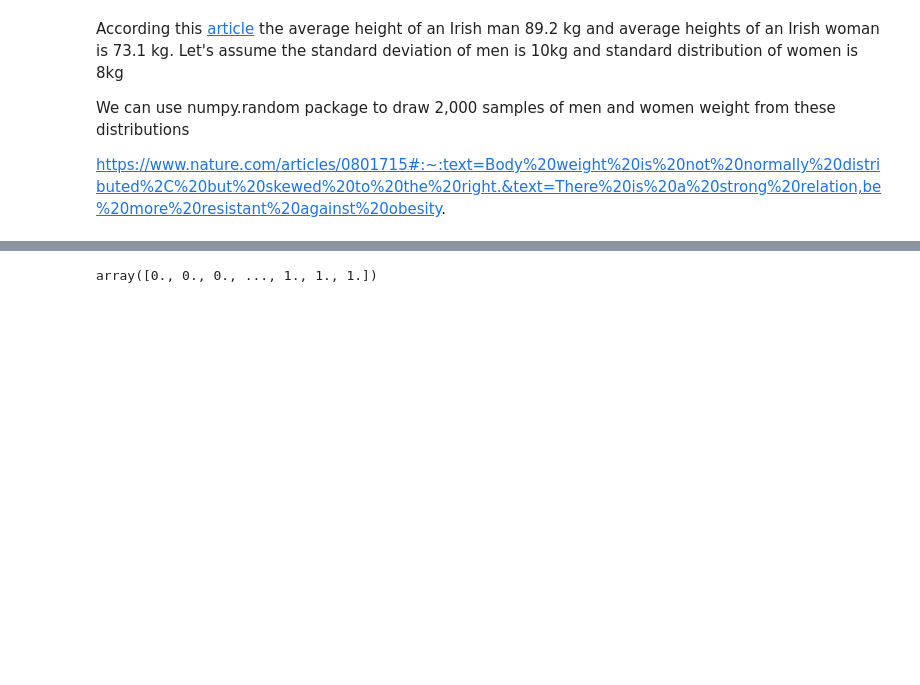
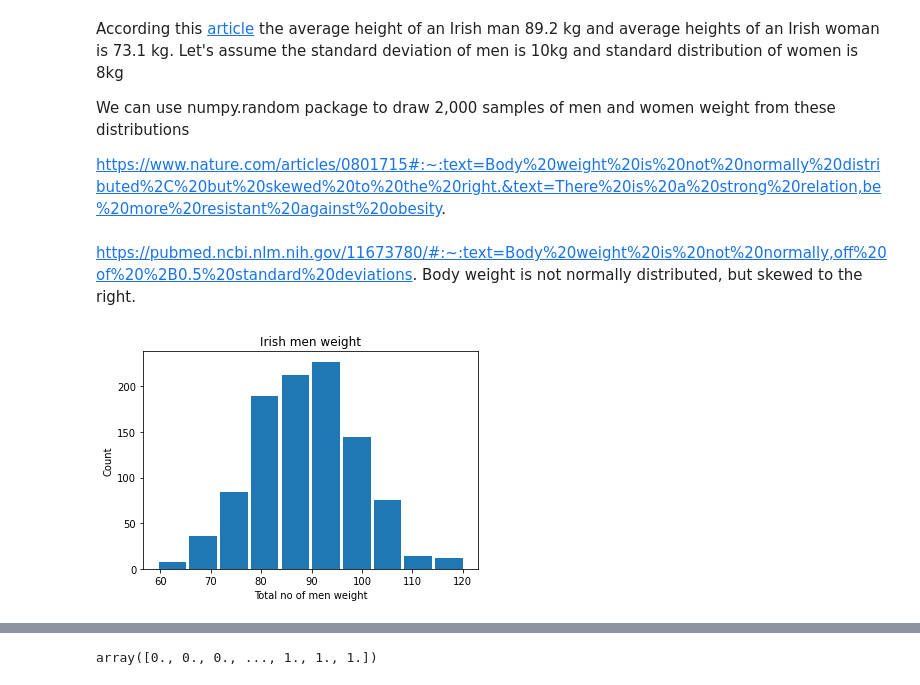
Before and after one commit to BYalini/project_programming_for_data_analysis, a Jupyter notebook: PDA_Project2020.ipynb, the cells around one changed output, grey strips where cells are left out. Cells and saved outputs as stored; diff of their text form; code cells hidden in the pictures; blank space fills up the shorter version.

```diff
--- a/PDA_Project2020.ipynb
+++ b/PDA_Project2020.ipynb
@@ -38,6 +70,9 @@ According this [article](https://www.worlddata.info/average-bodyheight.php) the
 We can use numpy.random package to draw 2,000 samples of men and women weight from these distributions
 
 https://www.nature.com/articles/0801715#:~:text=Body%20weight%20is%20not%20normally%20distributed%2C%20but%20skewed%20to%20the%20right.&text=There%20is%20a%20strong%20relation,be%20more%20resistant%20against%20obesity.
+# %% [markdown]
+https://pubmed.ncbi.nlm.nih.gov/11673780/#:~:text=Body%20weight%20is%20not%20normally,off%20of%20%2B0.5%20standard%20deviations.
+    Body weight is not normally distributed, but skewed to the right.
 # %%
 # obtain a sample of 1000 men weights
 sample_weights_men = np.random.default_rng(seed=2).normal(loc=89.2, scale=10, size=1000)
@@ -47,3 +82,12 @@ sample_weights_women = np.random.default_rng(seed=2).normal(loc=73.1, scale=8, s
 
 # combine to obtain a sample of 2000
 weights = np.hstack((sample_weights_men, sample_weights_women))
+# %%
+import matplotlib.pyplot as plt
+plt.hist(sample_weights_men, rwidth=0.90)
+plt.xlabel('Total no of men weight')
+plt.ylabel('Count')
+plt.title('Irish men weight')
+plt.show()
+# %% [output]
+[figure, added]
```
Also changed, not shown: parts of 11 cells of this notebook, 1 other file.
